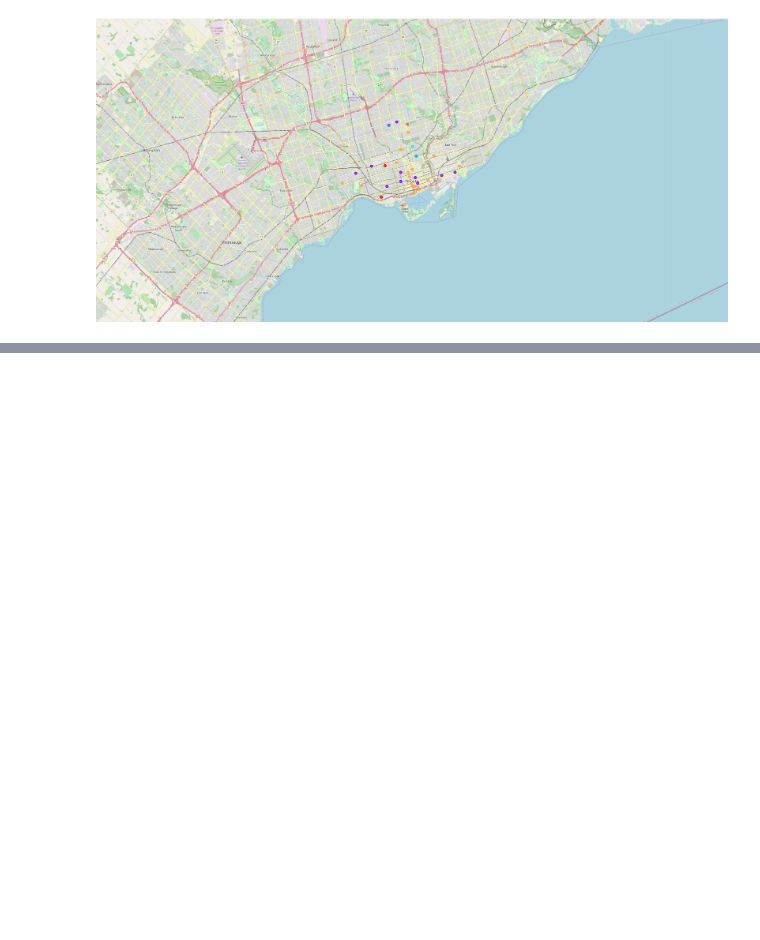
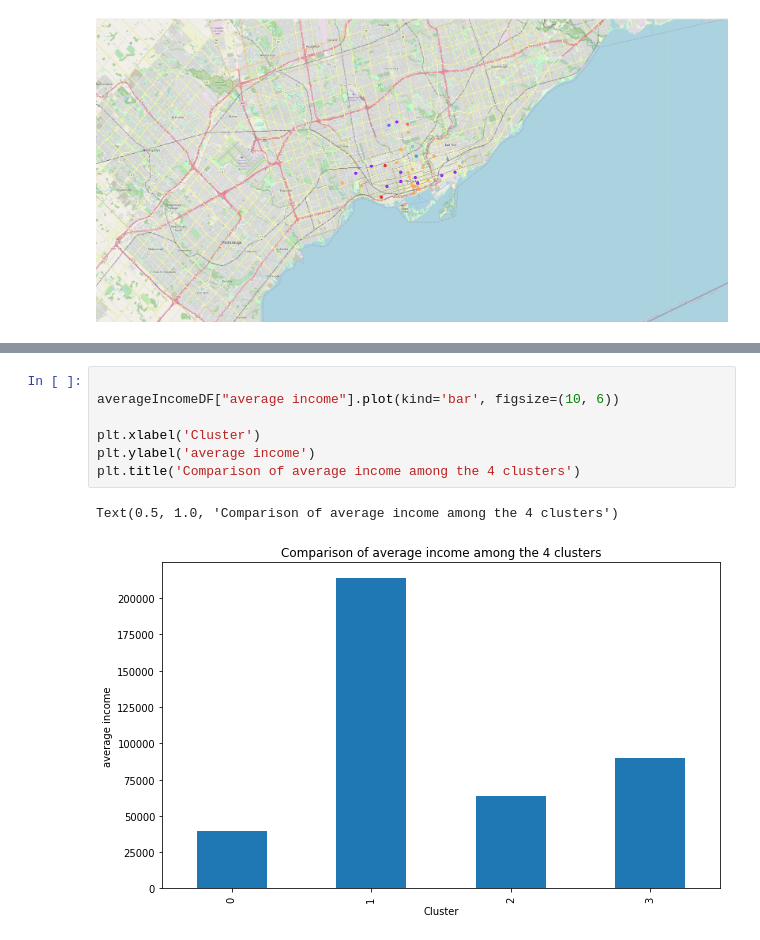
Before and after one commit to salahgaffar/Coursera_Capstone, a Jupyter notebook: Assignment_2.2.ipynb, the cells around one changed output, grey strips where cells are left out. Drawn from its saved outputs; the diff is of its cells as text; blank space fills up the shorter version.

```diff
--- a/Assignment_2.2.ipynb
+++ b/Assignment_2.2.ipynb
@@ -712,0 +790,10 @@ map_clusters
+# %%
+
+averageIncomeDF["average income"].plot(kind='bar', figsize=(10, 6))
+
+plt.xlabel('Cluster')
+plt.ylabel('average income')
+plt.title('Comparison of average income among the 4 clusters')
+# %% [output]
+Text(0.5, 1.0, 'Comparison of average income among the 4 clusters')
+[figure, added]
```
Also changed, not shown: parts of 19 cells of this notebook.
